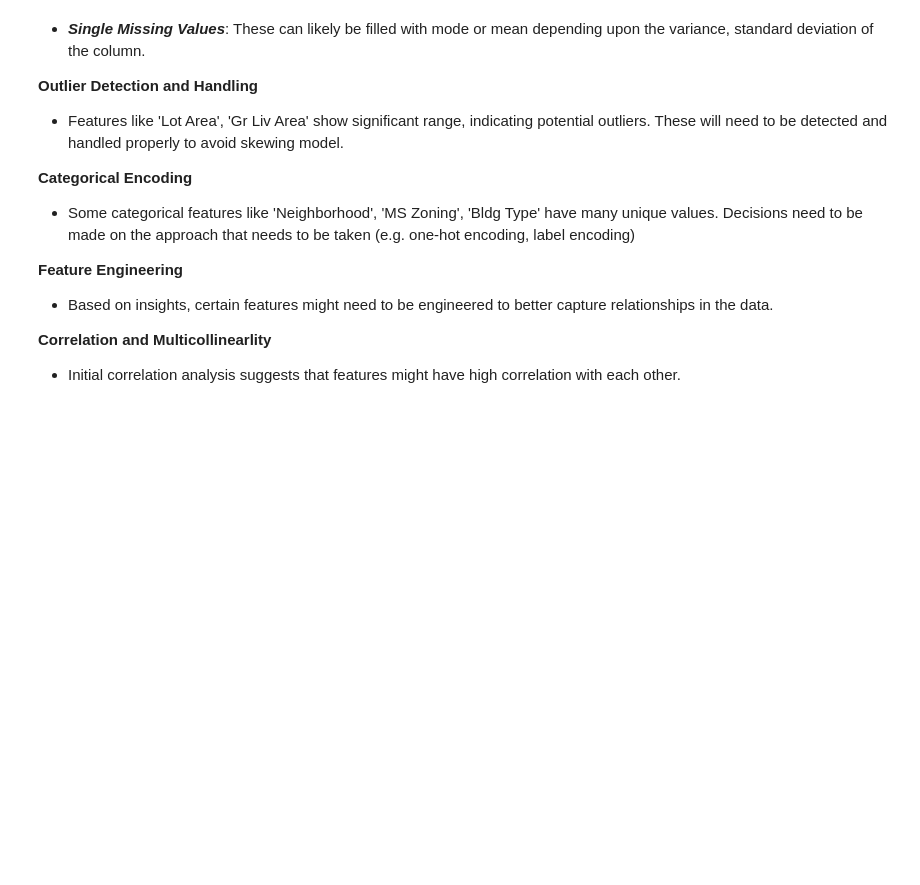
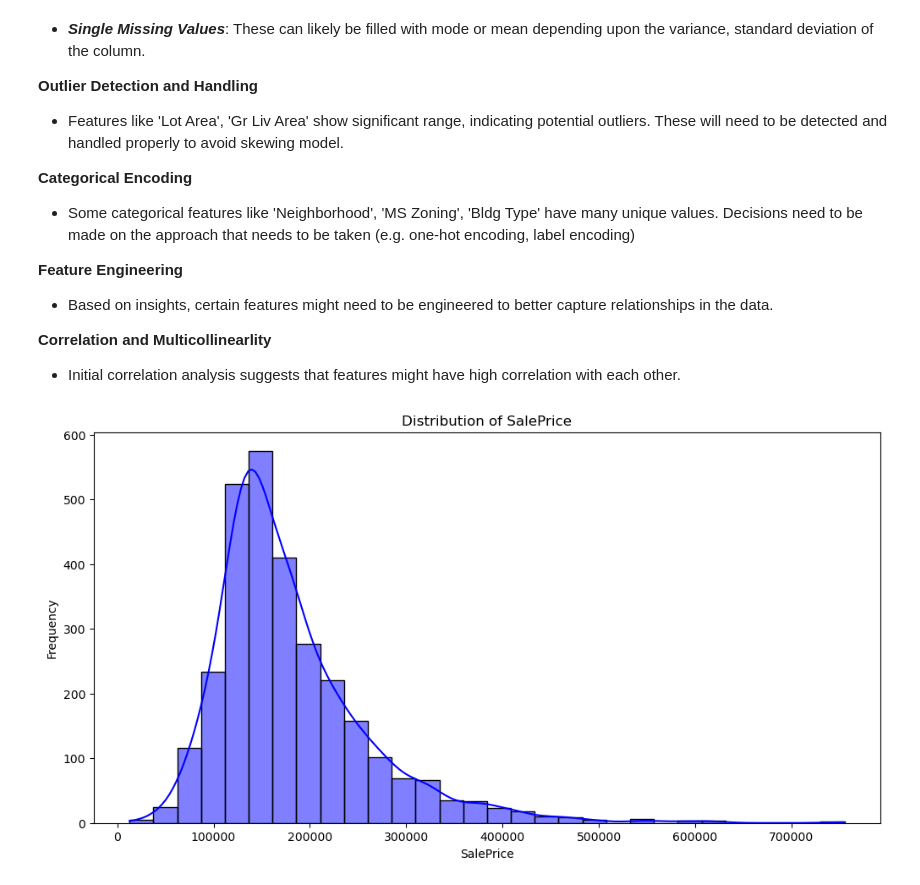
Before and after one commit to saichaithanya6/price_prediction, a Jupyter notebook: src_analysis/EDA.ipynb, the cells around one changed output. Drawn from its saved outputs; the diff is of its cells as text; code cells hidden in the pictures; blank space fills up the shorter version.

```diff
--- a/src_analysis/EDA.ipynb
+++ b/src_analysis/EDA.ipynb
@@ -138,3 +138,9 @@ In the heatmap, we can identify that there are missing value columns like **'Los
 
 **Correlation and Multicollinearlity**
 - Initial correlation analysis suggests that features might have high correlation with each other.
+# %%
+#Univariate Analysis
+univariate_analysis = UnivariateAnalysis(NumericalUnivariateAnalysis())
+univariate_analysis.execute_strategy(data, 'SalePrice')
+# %% [output]
+[figure, added]
```
Also changed, not shown: parts of 6 cells of this notebook, 1 other file.
